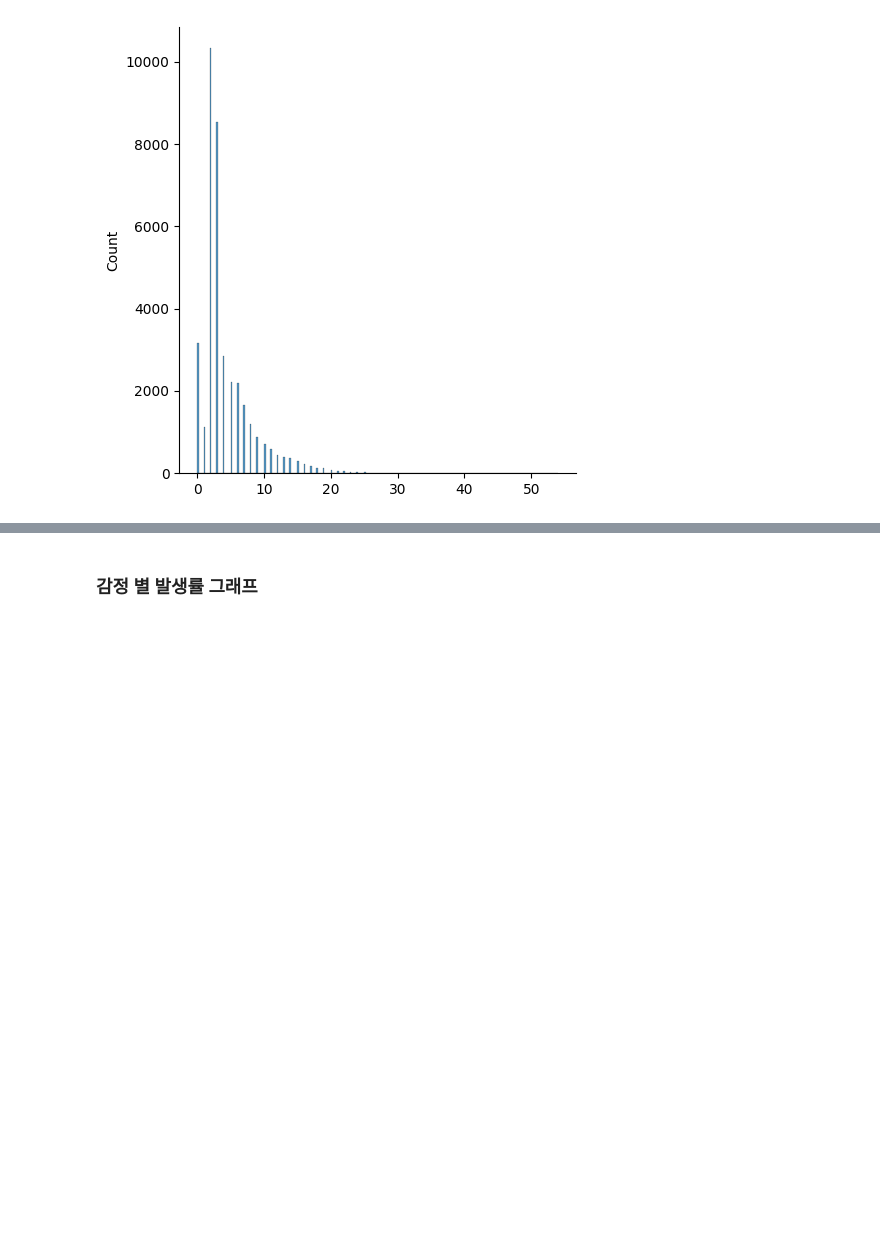
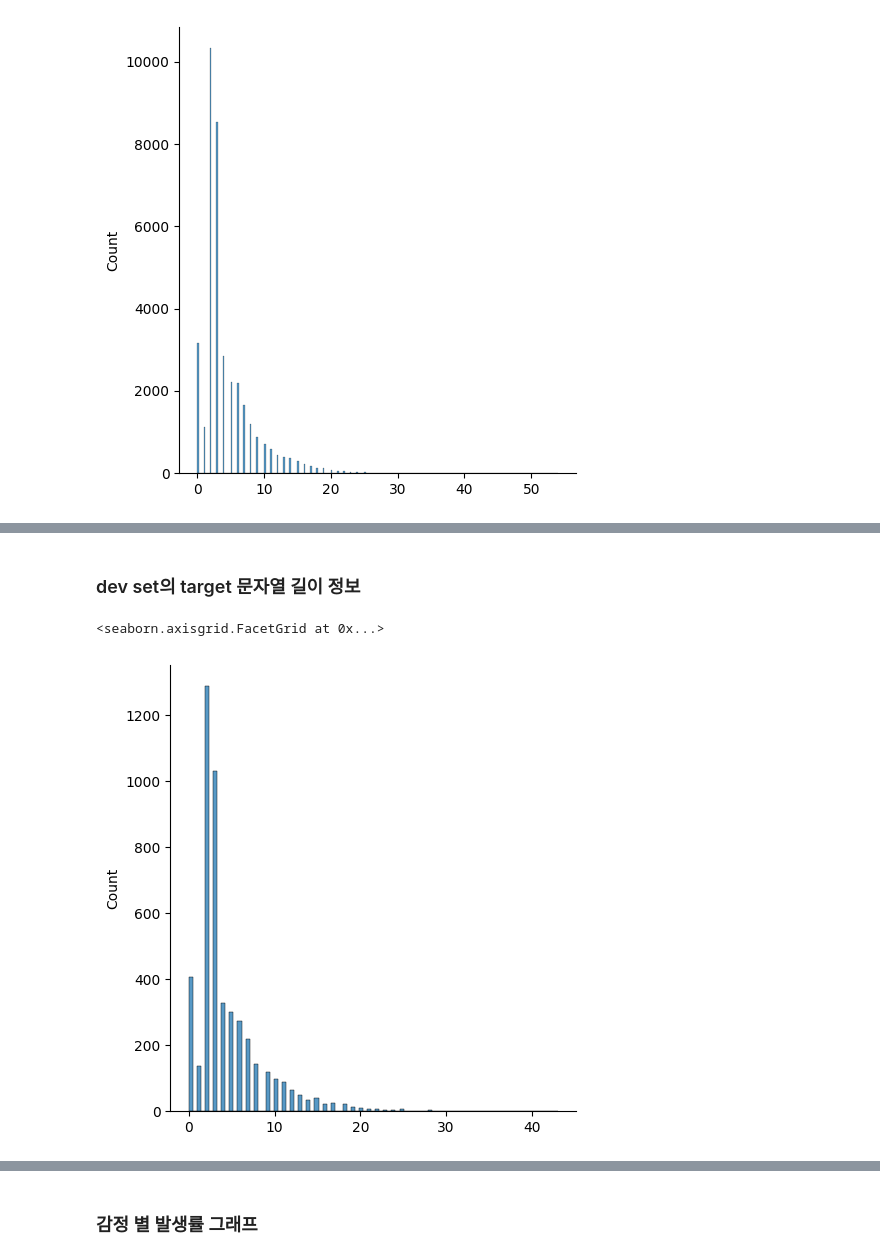
Before and after one commit to oneonlee/KR-Emotional-Analysis, a Jupyter notebook: run/EDA.ipynb, the cells around one changed output, grey strips where cells are left out. Drawn from its saved outputs; the diff is of its cells as text; code cells hidden in the pictures; blank space fills up the shorter version.

```diff
--- a/run/EDA.ipynb
+++ b/run/EDA.ipynb
@@ -66,0 +100,9 @@ sns.displot(train_target_lengths)
+# %% [markdown]
+### dev set의 target 문자열 길이 정보
+# %%
+dev_target = dev_df["target"].fillna("")
+dev_target_lengths = [len(t) for t in dev_target]
+sns.displot(dev_target_lengths)
+# %% [output]
+<seaborn.axisgrid.FacetGrid at 0x...>
+[figure, added]
```
Also changed, not shown: parts of 19 cells of this notebook, 1 other file.
